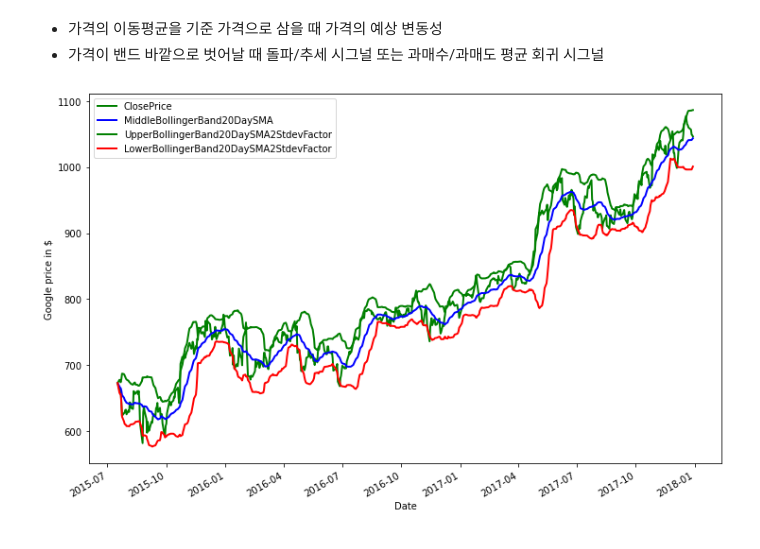
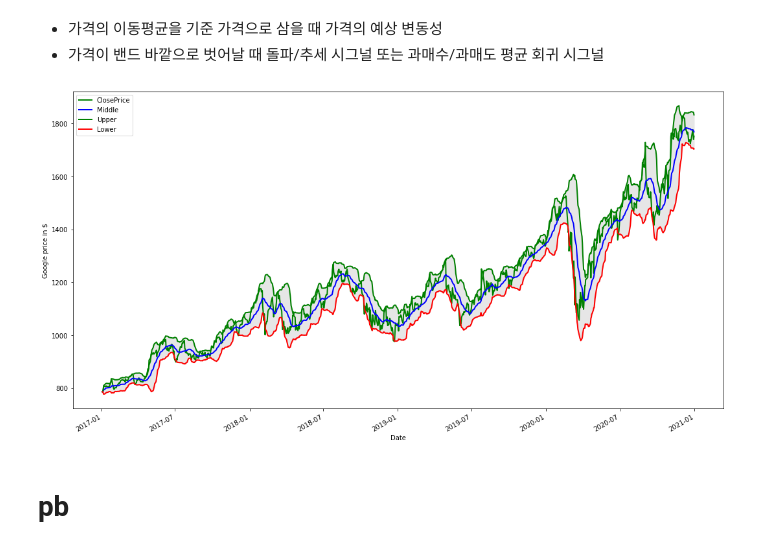
Before and after one commit to taejunglee/pythonworkplace, a Jupyter notebook: trading/base_tec_analysis/bbands.ipynb, the cells around one changed output. Cells and saved outputs as stored; diff of their text form; code cells hidden in the pictures.

```diff
--- a/trading/base_tec_analysis/bbands.ipynb
+++ b/trading/base_tec_analysis/bbands.ipynb
@@ -10,19 +10,14 @@ import statistics as stats
 import math as math
 import matplotlib.pyplot as plt
 # %%
-start_date = '2014-01-01'
-end_date = '2018-01-01'
+start_date = '2017-01-01'
+end_date = '2021-01-01'
 SRC_DATA_FILENAME = 'goog_data.pkl'
 
-try:
-  goog_data2 = pd.read_pickle(SRC_DATA_FILENAME)
-except FileNotFoundError:
-  goog_data2 = data.DataReader('GOOG', 'yahoo', start_date, end_date)
-  goog_data2.to_pickle(SRC_DATA_FILENAME)
+df = pdr.DataReader('GOOG', 'yahoo', start_date, end_date)
 
-goog_data = goog_data2.tail(620)
 
-close = goog_data['Close']
+close = df['Close']
 # %%
 time_period = 20  # 중앙 밴드 SMA의 히스토리 기간 길이
 stdev_factor = 2  # 위/아래 밴드를 위한 표준편차 스케일 팩터
@@ -47,22 +42,27 @@ for close_price in close:
   upper_band.append(sma + stdev_factor * stdev)
   lower_band.append(sma - stdev_factor * stdev)
 # %%
-goog_data = goog_data.assign(ClosePrice=pd.Series(close, index=goog_data.index))
-goog_data = goog_data.assign(MiddleBollingerBand20DaySMA=pd.Series(sma_values, index=goog_data.index))
-goog_data = goog_data.assign(UpperBollingerBand20DaySMA2StdevFactor=pd.Series(upper_band, index=goog_data.index))
-goog_data = goog_data.assign(LowerBollingerBand20DaySMA2StdevFactor=pd.Series(lower_band, index=goog_data.index))
+df = df.assign(ClosePrice=pd.Series(close, index=df.index))
+df = df.assign(Middle=pd.Series(sma_values, index=df.index))
+df = df.assign(Upper=pd.Series(upper_band, index=df.index))
+df = df.assign(Lower=pd.Series(lower_band, index=df.index))
 
-close_price = goog_data['ClosePrice']
-mband = goog_data['MiddleBollingerBand20DaySMA']
-uband = goog_data['UpperBollingerBand20DaySMA2StdevFactor']
-lband = goog_data['LowerBollingerBand20DaySMA2StdevFactor']
+close_price = df['ClosePrice']
+mband = df['Middle']
+uband = df['Upper']
+lband = df['Lower']
 # %%
-fig = plt.figure(figsize=(12,8))
+
+fig = plt.figure(figsize=(18,10))
 ax1 = fig.add_subplot(111, ylabel='Google price in $')
 close_price.plot(ax=ax1, color='g', lw=2., legend=True)
 mband.plot(ax=ax1, color='b', lw=2., legend=True)
 uband.plot(ax=ax1, color='g', lw=2., legend=True)
 lband.plot(ax=ax1, color='r', lw=2., legend=True)
+plt.fill_between(df.index,df['Upper'],df['Lower'], color='0.9')
+
 plt.show()
 # %% [output]
-[figure, old version]
+[figure, new version]
+# %% [markdown]
+# pb
```
Also changed, not shown: parts of 16 cells of this notebook.
